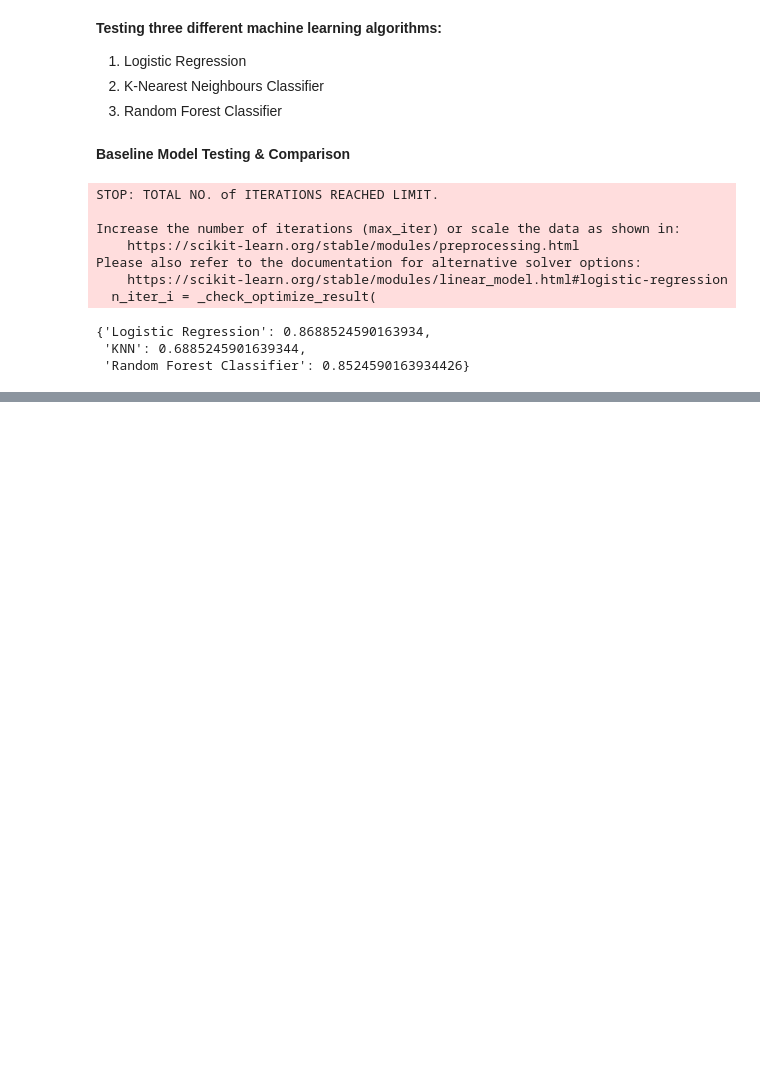
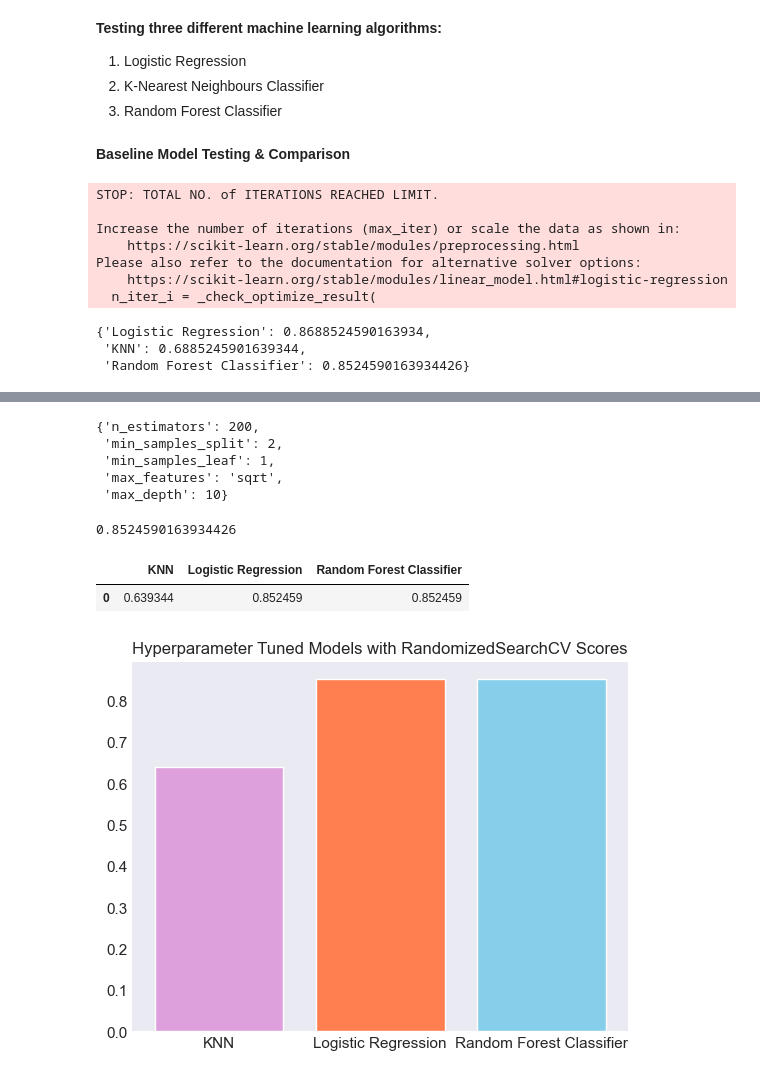
Before and after one commit to Yogesh914/heart-disease-project, a Jupyter notebook: heart_disease_classification.ipynb, the cells around one changed output, grey strips where cells are left out. Drawn from its saved outputs; the diff is of its cells as text; code cells hidden in the pictures; blank space fills up the shorter version.

```diff
--- a/heart_disease_classification.ipynb
+++ b/heart_disease_classification.ipynb
@@ -301,0 +369,9 @@ knn_model = KNeighborsClassifier()
+# %%
+# Logistic Regression Hyperparameter Tuning with RandomizedSearchCV
+
+param_dict = {"penalty":["l2"], "dual":[False], "solver":["liblinear", "newton-cholesky"], "C":np.logspace(-4, 4, 20), "max_iter":np.arange(100, 400, 50)}
+np.random.seed(8)
+lr_model = LogisticRegression()
+lr_tuned = RandomizedSearchCV(estimator=lr_model, param_distributions=param_dict, n_iter=20, n_jobs=-1, cv=5, verbose=1)
+
+lr_tuned.fit(X_train, y_train)
@@ -301,0 +400,3 @@ knn_model = KNeighborsClassifier()
+# %%
+lr_hpt_score = lr_tuned.score(X_test, y_test)
+lr_hpt_score
@@ -301,0 +405,9 @@ knn_model = KNeighborsClassifier()
+# %%
+# Random Forest Classifier Hyperparameter Tuning with RandomizedSearchCV
+param_dict = {"n_estimators":np.arange(200, 2000, 200), "max_depth":np.arange(10,100,10), "max_features":["sqrt"], "min_samples_leaf":np.arange(1,4,2), "min_samples_split":[2,5,10]}
+
+np.random.seed(8)
+rf_clf = RandomForestClassifier()
+rf_clf_tuned = RandomizedSearchCV(estimator=rf_clf, param_distributions=param_dict, n_iter=20, n_jobs=-1, cv=5, verbose=1)
+
+rf_clf_tuned.fit(X_train, y_train)
@@ -301,0 +424,26 @@ knn_model = KNeighborsClassifier()
+# %%
+rf_clf_tuned.best_params_
+# %% [output]
+{'n_estimators': 200,
+ 'min_samples_split': 2,
+ 'min_samples_leaf': 1,
+ 'max_features': 'sqrt',
+ 'max_depth': 10}
+# %%
+rf_hpt_score = rf_clf_tuned.score(X_test, y_test)
+rf_hpt_score
+# %% [output]
+0.8524590163934426
+# %%
+tuned_scores = {"KNN":knn_hpt_score, "Logistic Regression":lr_hpt_score, "Random Forest Classifier":rf_hpt_score}
+plt.bar(0, list(tuned_scores.values())[0], tick_label=list(tuned_scores.keys())[0], color="plum")
+plt.bar(1, list(tuned_scores.values())[1], tick_label=list(tuned_scores.keys())[1], color="coral")
+plt.bar(2, list(tuned_scores.values())[2], tick_label=list(tuned_scores.keys())[2], color="skyblue")
+plt.title("Hyperparameter Tuned Models with RandomizedSearchCV Scores")
+plt.xticks(range(0,3),list(tuned_scores.keys()));
+
+pd.DataFrame(tuned_scores, index=[0])
+# %% [output]
+|  | KNN | Logistic Regression | Random Forest Classifier |
+| 0 | 0.639344 | 0.852459 | 0.852459 |
+[figure, added]
```
Also changed, not shown: parts of 47 cells of this notebook.
